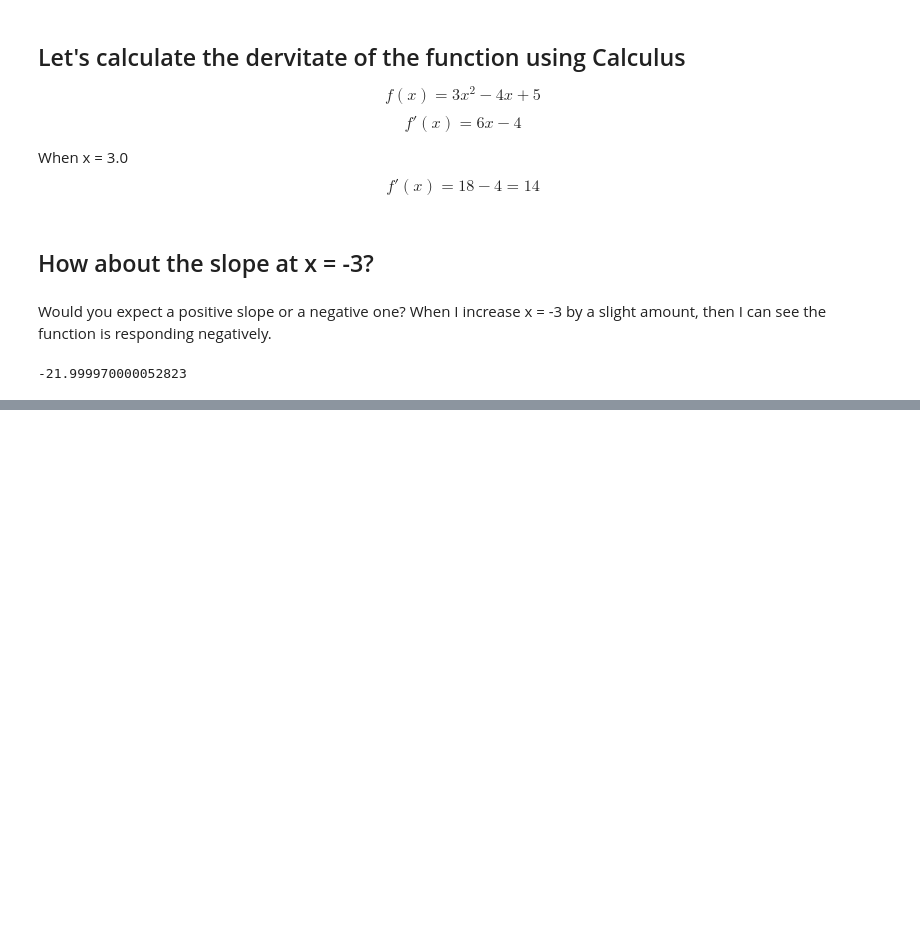
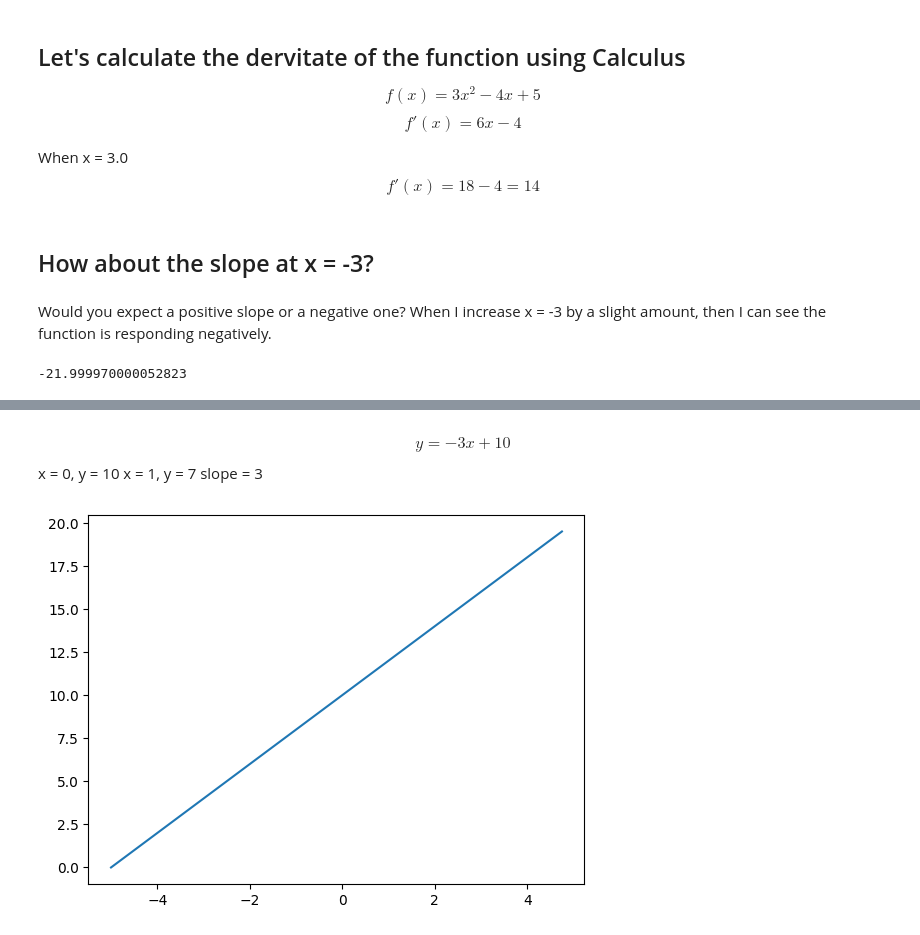
Before and after one commit to srivastavan/skill-building, a Jupyter notebook: andrej-karpathy-Neural Networks-Zero to Hero/lecture-1/lecture-1.ipynb, the cells around one changed output, grey strips where cells are left out. Drawn from its saved outputs; the diff is of its cells as text; code cells hidden in the pictures; blank space fills up the shorter version.

```diff
--- a/andrej-karpathy-Neural Networks-Zero to Hero/lecture-1/lecture-1.ipynb
+++ b/andrej-karpathy-Neural Networks-Zero to Hero/lecture-1/lecture-1.ipynb
@@ -96,0 +135,15 @@ h = 0.00001
+# %% [markdown]
+$$ y = -3x + 10 $$
+x = 0, y = 10
+x = 1, y = 7
+slope = 3
+# %%
+## derivative with respect to b
+
+xb = np.arange(-5, 5, 0.25)
+d = a*xb + c #2x + 10
+
+plt.plot(xb, d)
+plt.show()
+# %% [output]
+[figure, added]
```
Also changed, not shown: parts of 35 cells of this notebook.
